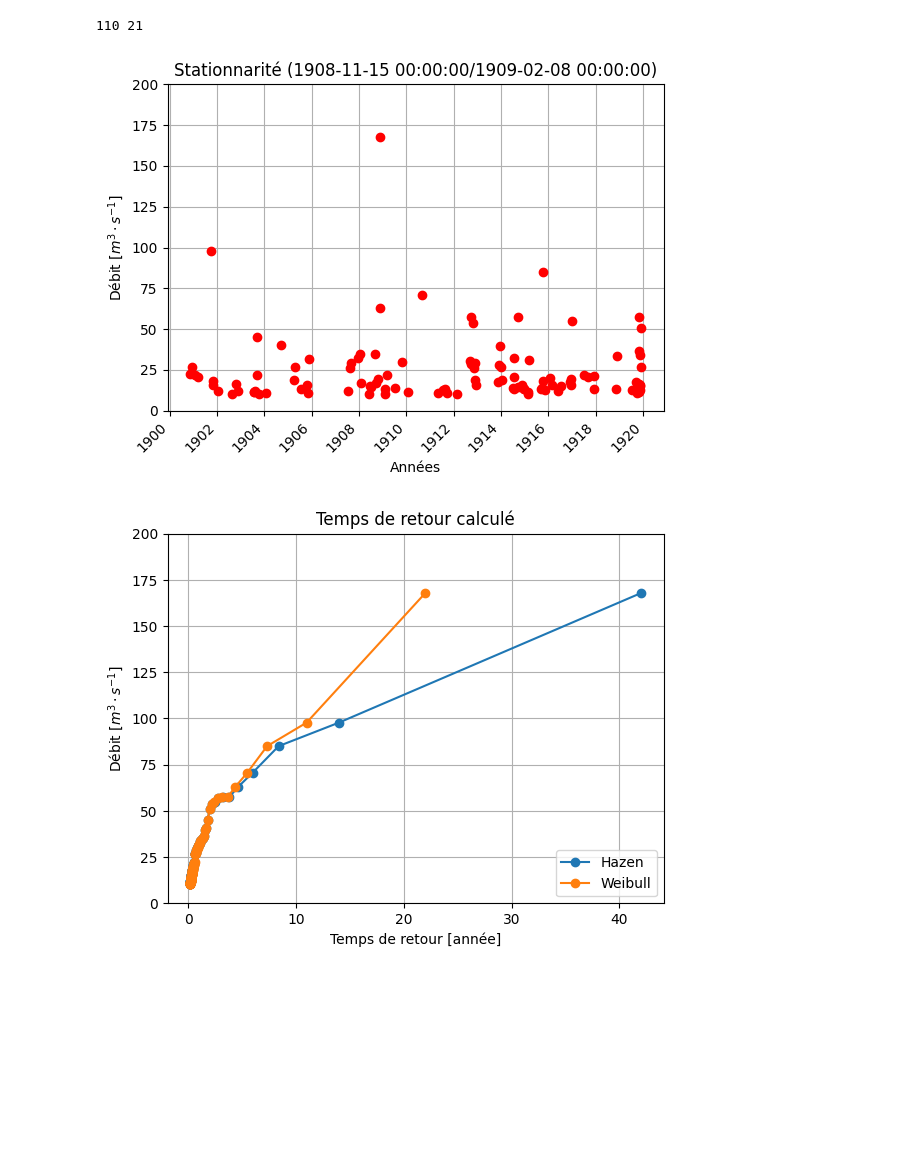
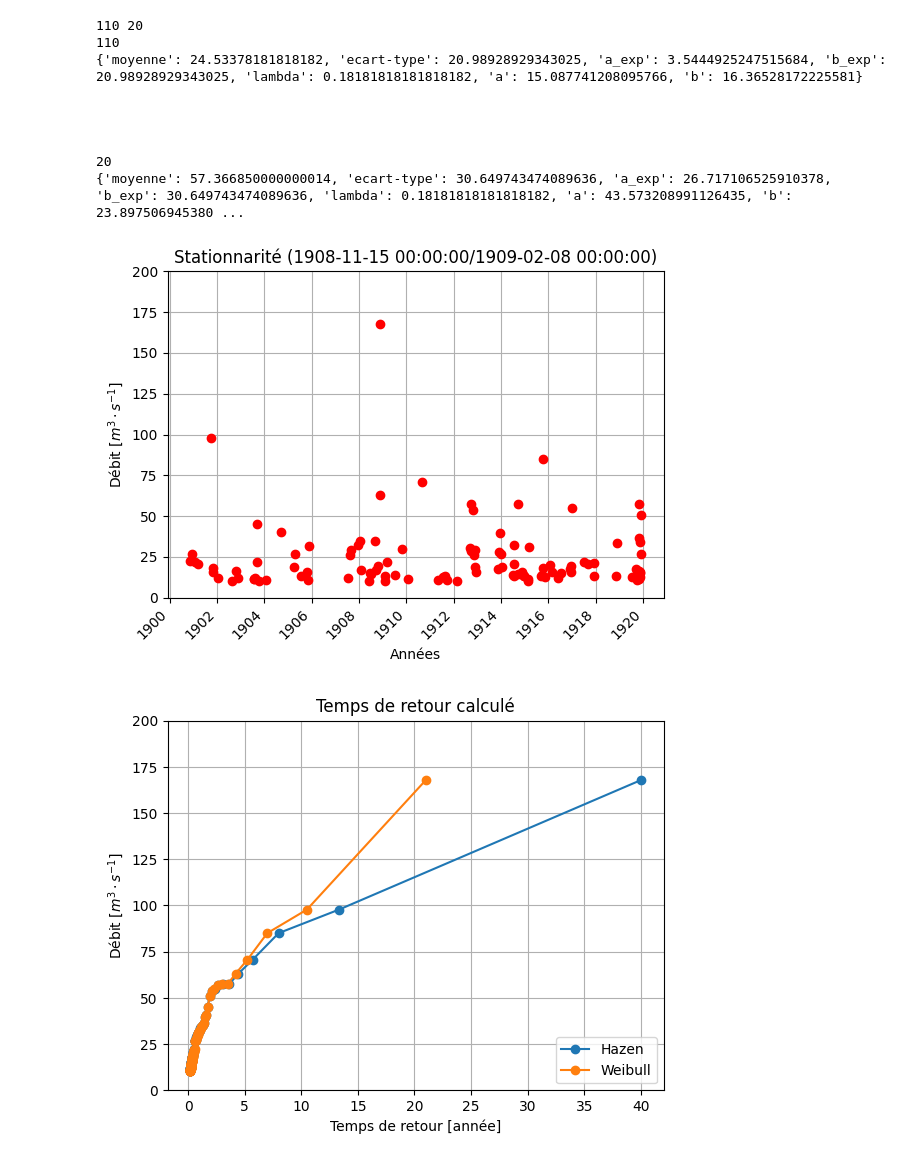
Before and after one commit to Maxouch742/resumeHydro, a Jupyter notebook: AmHydro/script/traitementSeries.ipynb, the cells around one changed output. Cells and saved outputs as stored; diff of their text form; code cells hidden in the pictures; blank space fills up the shorter version.

```diff
--- a/AmHydro/script/traitementSeries.ipynb
+++ b/AmHydro/script/traitementSeries.ipynb
@@ -103,7 +104,7 @@ def calcul_TempsRetour(data_dict, formule=[], traitement = "annuels") :
                 data.update({name:tempsRetour(form, rang, annee)})
         rang += 1
     print(rang-1, annee)
-    return data_tried
+    return data_tried, (annee, rang-1)
 
 
 def tempsRetour(name, rang, annee) :
@@ -178,4 +179,13 @@ def exportData(data, path) :
     for key, donne in data.items() :
         file.write("{:s}&{:d}&{:0.3f}&{:0.2f}\n".format(str(key),donne["rang"],donne["debit_max"],donne["temps_retour_Hazen"]))
     file.close()
+# %%
+def calculDebitGumbel(a, b, Tretour) :
+    fre = 1 - (1/Tretour)
+    if fre > 0 :
+        u = -np.log(-np.log(fre))
+        q = a + b * u
+        return fre, u, q
+    else :
+        return np.nan, np.nan, np.nan
 # %%
@@ -273,7 +330,7 @@ def exportData2(data, path) :
     file = open(path, "w")
     file.write("#Année & Rang & Débit & TempsRetour & F(Q) & U & Q \n")
     for key, donne in data.items() :
-        file.write("{:s} & {:d} & {:0.2f} & {:0.2f} & {:0.2f} & {:0.2f} & {:0.2f}\n".format(key,donne["rang"],donne["debit_max"],donne["temps_retour_Hazen"],donne["F_Q"],donne["U"],donne["temps_retour_Hazen"],))
+        file.write("{:s} & {:d} & {:0.2f} & {:0.2f} & {:0.2f} & {:0.2f} & {:0.2f}\n".format(str(key),donne["rang"],donne["debit_max"],donne["temps_retour_Hazen"],donne["F_Q"],donne["U"],donne["Q_Gumbel"],))
     file.close()
 # %%
 def extrapolation_gumbel(liste_temps, paramGumbel) :
@@ -322,14 +380,40 @@ plot_Gumbel(serieAnnuelles, reper+"serieAnnuelles_loiGumbel_extrapole", data_tem
 # %%
 ### SERIES TRONQUEES
 reper = "seriesTronquees/"
 serieTronquees = importDebitAnnuels(reper+"data_import.txt", "%d.%m.%Y")
 plot_stationnarite(serieTronquees, reper+"serieTronquees")
 
-serieTronquees = calcul_TempsRetour(serieTronquees, ["Weibull"], traitement = "tronquee")
+serieTronquees, paramValeurs = calcul_TempsRetour(serieTronquees, ["Weibull"], traitement = "tronquee")
 plot_tempsRetour(serieTronquees, reper+"serieTronquees")
 exportData(serieTronquees, reper+"exportTempsRetour.txt")
-#TODO : faire le traitement Gumbel
+
+serieTronquees, paramSerieTronquees = calcul_gumbel(serieTronquees, traitement="tronquee",valeurs=paramValeurs)
+plot_Gumbel(serieTronquees, reper+"serieTronquees")
+exportData2(serieTronquees, reper+"exportDebitGumbel.txt")
+print(len(serieTronquees))
+print(paramSerieTronquees)
+print("\n\n\n")
+
+#TODO : faire le traitement des F(Q) < 0
+serieTronquees2, paramSerieTronquees2 = calcul_gumbel2(serieTronquees, traitement="tronquee",valeurs=paramValeurs)
+plot_Gumbel(serieTronquees2, reper+"serieTronquees2")
+exportData2(serieTronquees2, reper+"export2DebitGumbel.txt")
+print(len(serieTronquees2))
+print(paramSerieTronquees2)
+
+temps = [5, 10, 30, 50, 100, 400]
+data_temps = extrapolation_gumbel(temps, paramSerieTronquees2)
+exportData3(data_temps, reper+"export2_extrapolationGumbel.txt")
+plot_Gumbel(serieTronquees2, reper+"serietronquees2_loiGumbel_extrapole", data_temps)
 # %% [output]
-110 21
+110 20
+110
+{'moyenne': 24.53378181818182, 'ecart-type': 20.98928929343025, 'a_exp': 3.5444925247515684, 'b_exp': 20.98928929343025, 'lambda': 0.18181818181818182, 'a': 15.087741208095766, 'b': 16.36528172225581}
+
+
+
+
+20
+{'moyenne': 57.366850000000014, 'ecart-type': 30.649743474089636, 'a_exp': 26.717106525910378, 'b_exp': 30.649743474089636, 'lambda': 0.18181818181818182, 'a': 43.573208991126435, 'b': 23.897506945380 ...
 [figure]
-[figure, old version]
+[figure, new version]
```
Also changed, not shown: parts of 5 cells of this notebook, 21 other files.
